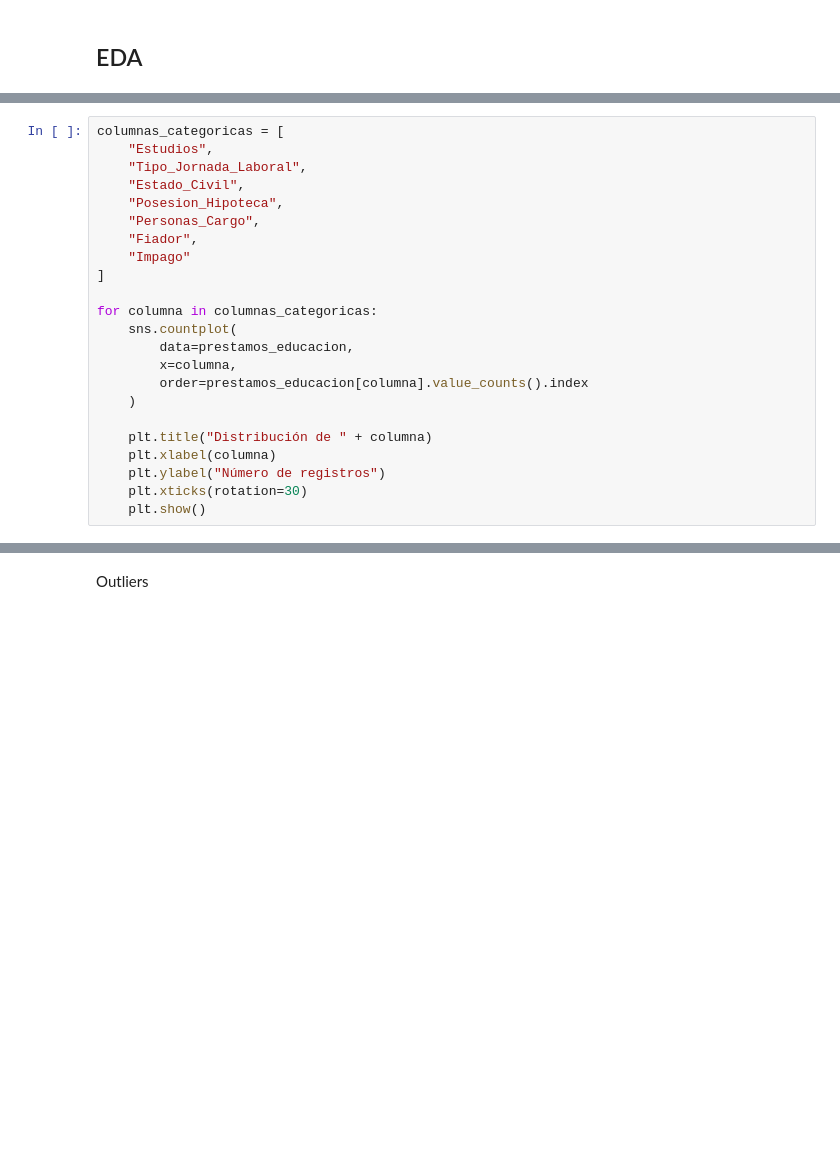
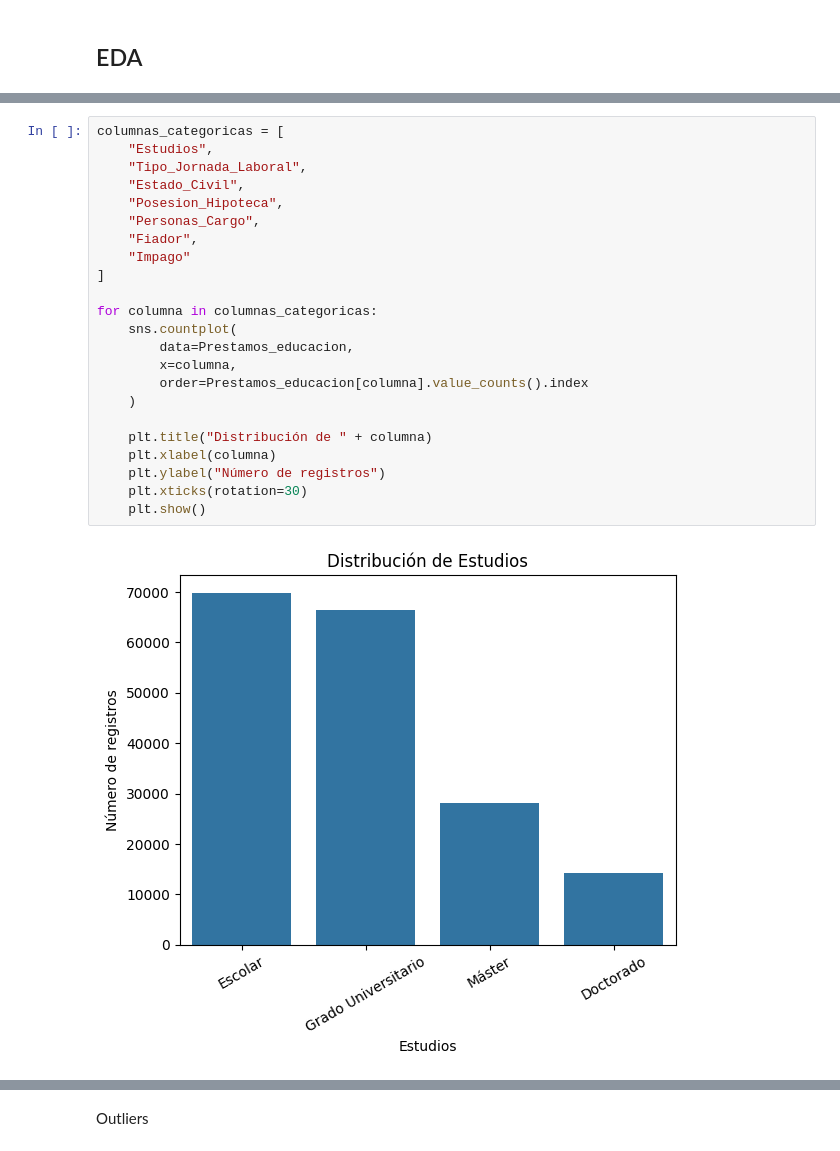
Before and after one commit to Pablocordobaa/Reto-5-azul-claro, a Jupyter notebook: limpieza+eda.ipynb, the cells around one changed output, grey strips where cells are left out. Drawn from its saved outputs; the diff is of its cells as text; blank space fills up the shorter version.

```diff
--- a/limpieza+eda.ipynb
+++ b/limpieza+eda.ipynb
@@ -79,23 +224,25 @@ for columna in columnas_numericas:
 # %%
 columnas_categoricas = [
     "Estudios",
     "Tipo_Jornada_Laboral",
     "Estado_Civil",
     "Posesion_Hipoteca",
     "Personas_Cargo",
     "Fiador",
     "Impago"
 ]
 
 for columna in columnas_categoricas:
     sns.countplot(
-        data=prestamos_educacion,
+        data=Prestamos_educacion,
         x=columna,
-        order=prestamos_educacion[columna].value_counts().index
+        order=Prestamos_educacion[columna].value_counts().index
     )
 
     plt.title("Distribución de " + columna)
     plt.xlabel(columna)
     plt.ylabel("Número de registros")
     plt.xticks(rotation=30)
     plt.show()
+# %% [output]
+[figure, added]
```
Also changed, not shown: parts of 17 cells of this notebook, 2 other files.
